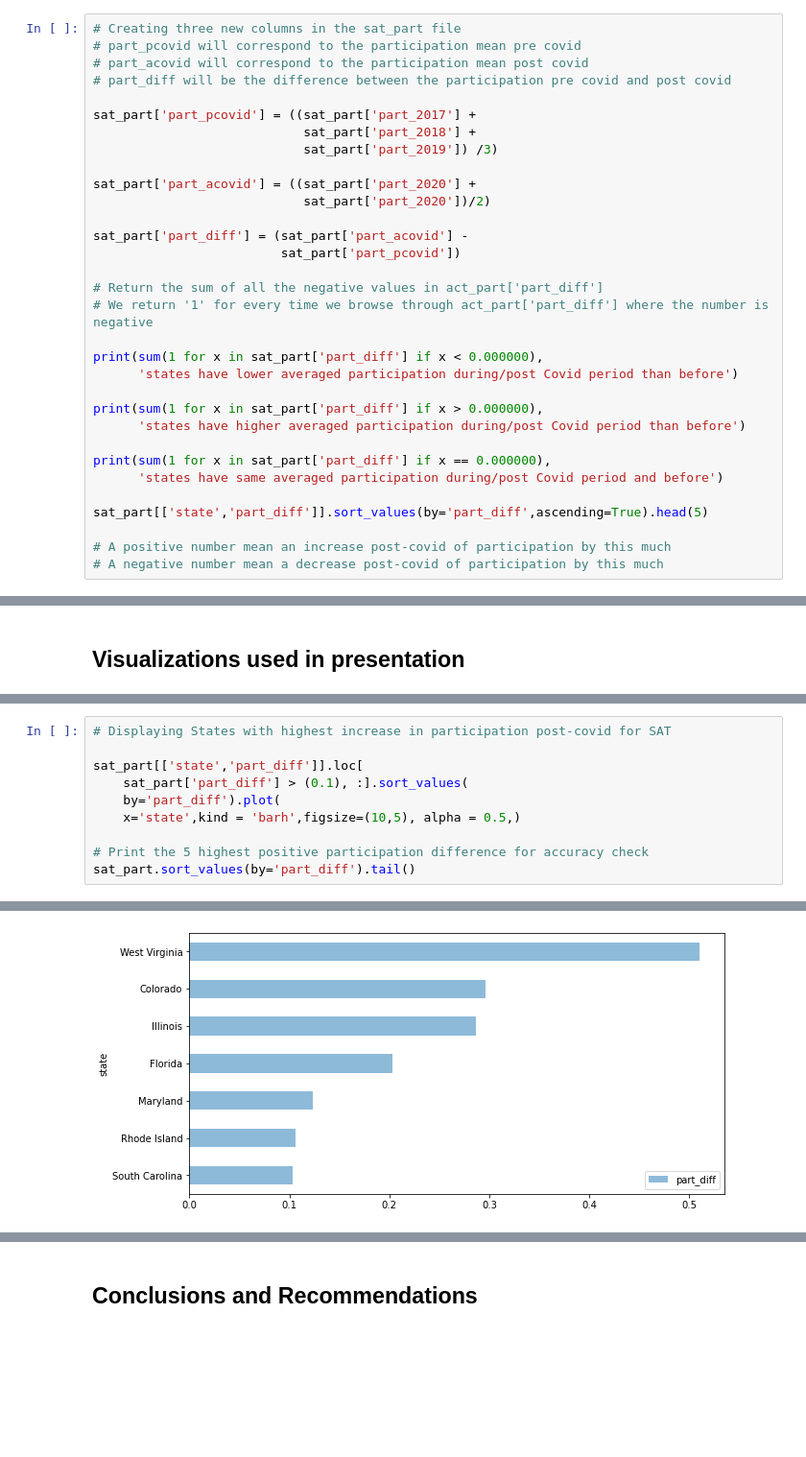
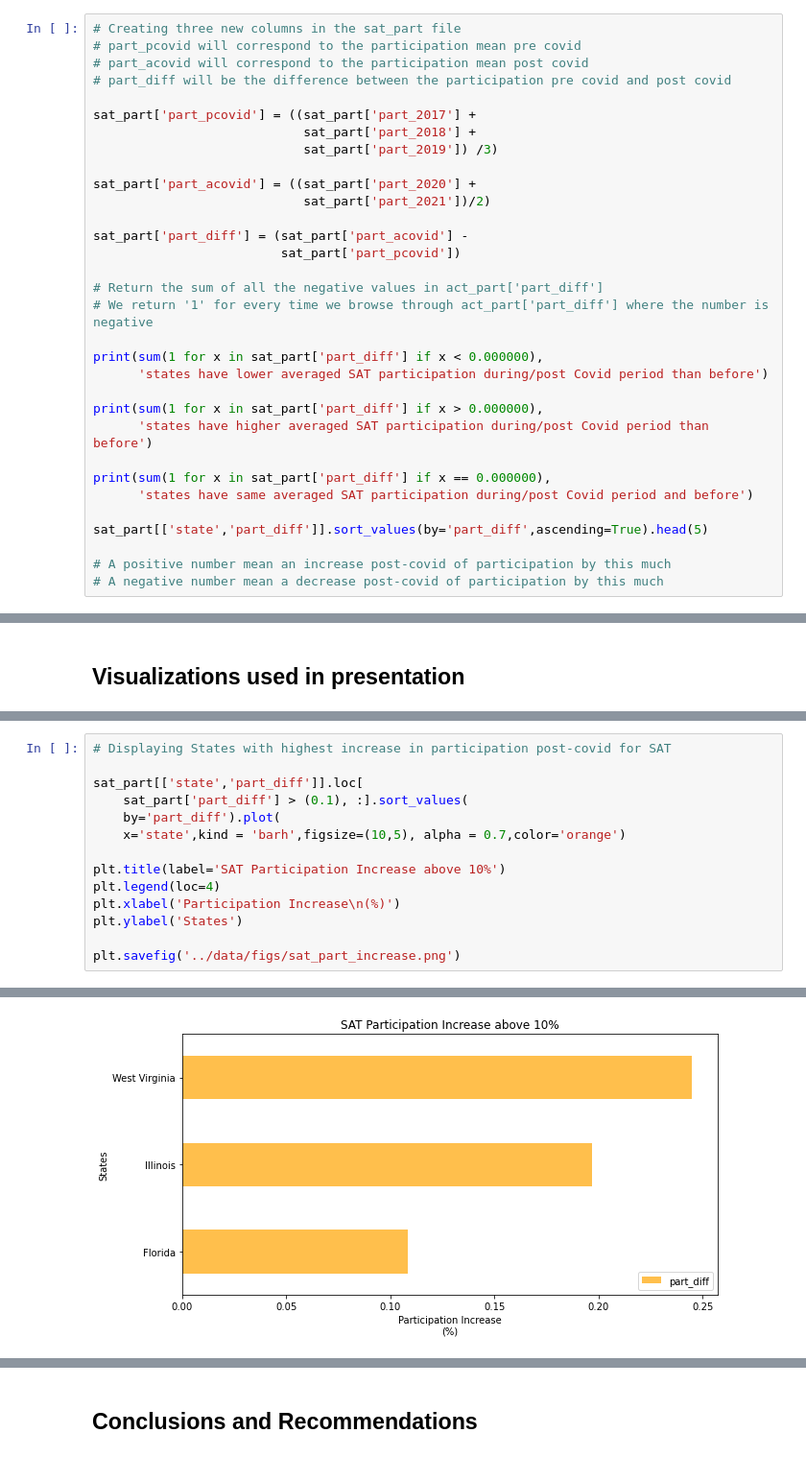
Before and after one commit to FlorianCombelles/GA_DSI33_Projects, a Jupyter notebook: Project_1_ACT_SAT/code/DSI33_FlorianCombelles_Project1.ipynb, the cells around one changed output, grey strips where cells are left out. Shown at 96% size. Cells and saved outputs as stored; diff of their text form; blank space fills up the shorter version.

```diff
--- a/Project_1_ACT_SAT/code/DSI33_FlorianCombelles_Project1.ipynb
+++ b/Project_1_ACT_SAT/code/DSI33_FlorianCombelles_Project1.ipynb
@@ -1070,7 +1208,7 @@ sat_part['part_pcovid'] = ((sat_part['part_2017'] +
                             sat_part['part_2019']) /3)
 
 sat_part['part_acovid'] = ((sat_part['part_2020'] +
-                            sat_part['part_2020'])/2)
+                            sat_part['part_2021'])/2)
 
 sat_part['part_diff'] = (sat_part['part_acovid'] -
                          sat_part['part_pcovid'])
@@ -1079,13 +1217,13 @@ sat_part['part_diff'] = (sat_part['part_acovid'] -
 # We return '1' for every time we browse through act_part['part_diff'] where the number is negative
 
 print(sum(1 for x in sat_part['part_diff'] if x < 0.000000),
-      'states have lower averaged participation during/post Covid period than before')
+      'states have lower averaged SAT participation during/post Covid period than before')
 
 print(sum(1 for x in sat_part['part_diff'] if x > 0.000000),
-      'states have higher averaged participation during/post Covid period than before')
+      'states have higher averaged SAT participation during/post Covid period than before')
 
 print(sum(1 for x in sat_part['part_diff'] if x == 0.000000),
-      'states have same averaged participation during/post Covid period and before')
+      'states have same averaged SAT participation during/post Covid period and before')
 
 sat_part[['state','part_diff']].sort_values(by='part_diff',ascending=True).head(5)
 
@@ -1661,8 +1746,12 @@ sbn.heatmap(sat_scores.corr(),annot = True, cmap = 'coolwarm')
 sat_part[['state','part_diff']].loc[
     sat_part['part_diff'] > (0.1), :].sort_values(
     by='part_diff').plot(
-    x='state',kind = 'barh',figsize=(10,5), alpha = 0.5,)
+    x='state',kind = 'barh',figsize=(10,5), alpha = 0.7,color='orange')
 
-# Print the 5 highest positive participation difference for accuracy check
-sat_part.sort_values(by='part_diff').tail()
+plt.title(label='SAT Participation Increase above 10%')
+plt.legend(loc=4)
+plt.xlabel('Participation Increase\n(%)')
+plt.ylabel('States')
+
+plt.savefig('../data/figs/sat_part_increase.png')
 # %% [output]
@@ -1675,2 +1758,2 @@ sat_part.sort_values(by='part_diff').tail()
-[figure, old version]
+[figure, new version]
 # %% [markdown]
```
Also changed, not shown: parts of 99 cells of this notebook, 10 other files.
